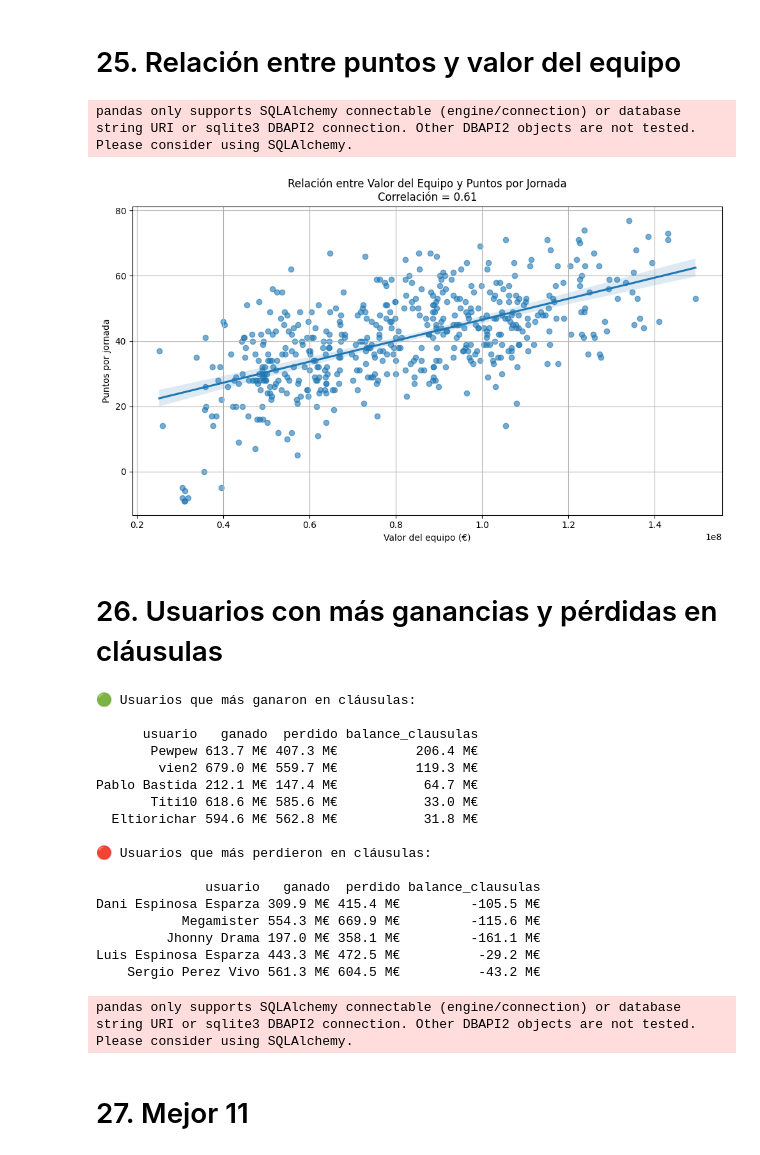
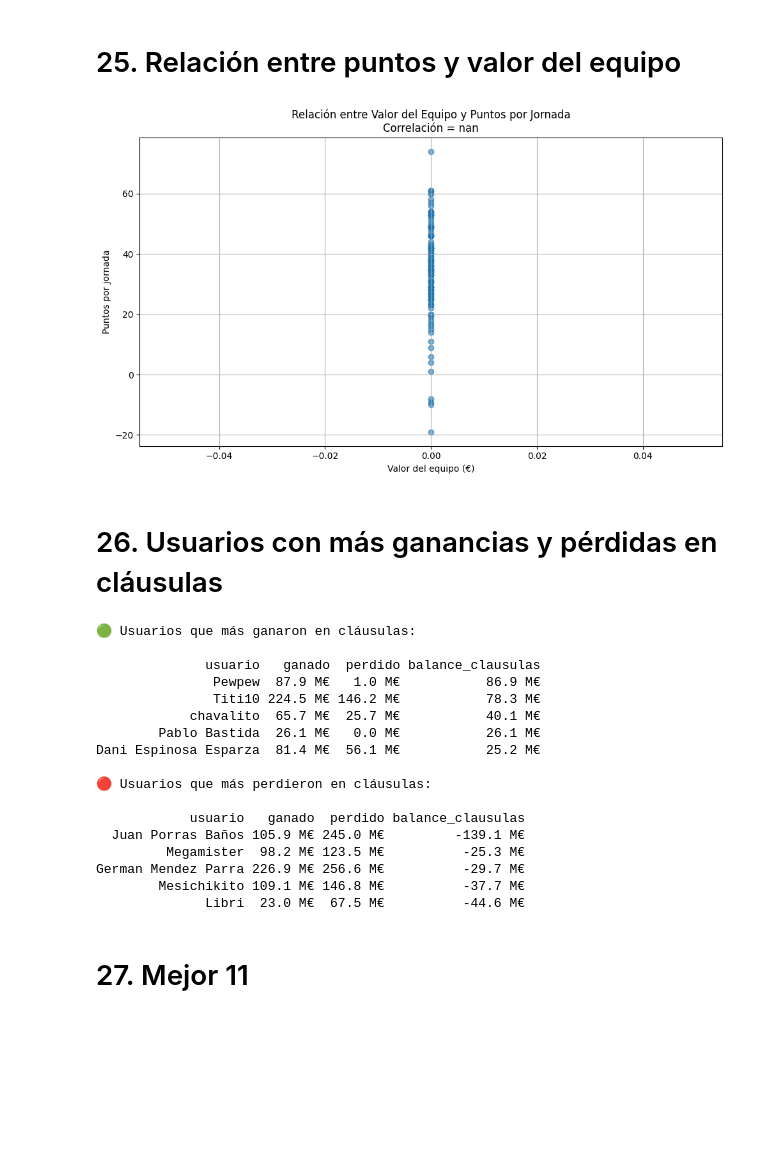
Before and after one commit to vien2/MisterBot, a Jupyter notebook: Mister/consultas_graficas_2025.ipynb, the cells around one changed output. Drawn from its saved outputs; the diff is of its cells as text; code cells hidden in the pictures; blank space fills up the shorter version.

Commit message:
Obtener datos jugador corregido

```diff
--- a/Mister/consultas_graficas_2025.ipynb
+++ b/Mister/consultas_graficas_2025.ipynb
@@ -840,9 +805,9 @@ with conexion_db() as conn:
             g.propietario,
             AVG(j.puntuacion) AS media_puntos,
             COUNT(*) AS partidos
-        FROM dbo.v_datos_jornadas j
-        JOIN dbo.v_datos_jugador g ON j.id_jugador = g.id_jugador
-        WHERE j.temporada = '24/25' AND j.puntuacion IS NOT NULL
+        FROM chavalitos.v_datos_jornadas j
+        JOIN chavalitos.v_datos_jugador g ON j.id_jugador = g.id_jugador
+        WHERE j.temporada = '25/26' AND j.puntuacion IS NOT NULL
         GROUP BY j.id_jugador, j.nombre, j.apellido, g.propietario
         HAVING COUNT(*) >= 5
         ORDER BY media_puntos DESC
@@ -877,8 +841,8 @@ pandas only supports SQLAlchemy connectable (engine/connection) or database stri
 with conexion_db() as conn:
     query = """
         SELECT nombre, apellido, jornada, puntuacion
-        FROM dbo.v_datos_jornadas
-        WHERE temporada = '24/25'
+        FROM chavalitos.v_datos_jornadas
+        WHERE temporada = '25/26'
         and sancionolesion not in ('No jugó la jornada', 'No convocado')
     """
     df = pd.read_sql(query, conn)
@@ -907,8 +870,8 @@ pandas only supports SQLAlchemy connectable (engine/connection) or database stri
 with conexion_db() as conn:
     query = """
         SELECT id_jugador, nombre, COUNT(*) as veces_en_once
-        FROM dbo.v_best_xi_jornadas
-        WHERE temporada = '24/25'
+        FROM chavalitos.v_best_xi_jornadas
+        WHERE temporada = '25/26'
         GROUP BY id_jugador, nombre
         ORDER BY veces_en_once DESC
         LIMIT 10
@@ -1080,8 +1042,8 @@ Glyph 128184 (\N{MONEY WITH WINGS}) missing from current font.
 with conexion_db() as conn:
     query = """
         SELECT usuario, COUNT(*) AS veces_primero
-        FROM dbo.v_clasificacion_jornada
-        WHERE temporada = '24/25' AND posicion = 1
+        FROM chavalitos.v_clasificacion_jornada
+        WHERE temporada = '25/26' AND posicion = 1
         GROUP BY usuario
         ORDER BY veces_primero DESC
     """
@@ -1174,30 +1131,29 @@ Pablo Bastida       34      -9
 # %%
 with conexion_db() as conn:
     query = """
         SELECT usuario, puntos, valor_equipo
-        FROM dbo.v_clasificacion_jornada
-        WHERE temporada = '24/25'
+        FROM chavalitos.v_clasificacion_jornada
+        WHERE temporada = '25/26'
     """
     df = pd.read_sql(query, conn)
 
 # Asegurar tipos correctos
 df['valor_equipo'] = df['valor_equipo'].astype(float)
 
 # Calcular correlación
 correlacion = df['puntos'].corr(df['valor_equipo'])
 
 # Scatter plot
 plt.figure(figsize=(10, 6))
 sns.regplot(data=df, x="valor_equipo", y="puntos", scatter_kws={'alpha': 0.6})
 plt.title(f"Relación entre Valor del Equipo y Puntos por Jornada\nCorrelación = {correlacion:.2f}")
 plt.xlabel("Valor del equipo (€)")
 plt.ylabel("Puntos por jornada")
 plt.grid(True)
 plt.tight_layout()
 plt.show()
 # %% [output]
-pandas only supports SQLAlchemy connectable (engine/connection) or database string URI or sqlite3 DBAPI2 connection. Other DBAPI2 objects are not tested. Please consider using SQLAlchemy.
-[figure, old version]
+[figure, new version]
 # %% [markdown]
 # 26. Usuarios con más ganancias y pérdidas en cláusulas
 # %%
@@ -1207,9 +1163,9 @@ def formatear_millones(valor):
 with conexion_db() as conn:
     query = """
         SELECT tipo_operacion, usuario_origen, usuario_destino, precio
-        FROM dbo.v_transferencias
+        FROM chavalitos.v_transferencias
         WHERE tipo_operacion = 'Cláusula'
-          AND fecha_transferencia BETWEEN '2024-08-15' AND '2025-06-30'
+          AND temporada = '25/26'
     """
     df = pd.read_sql(query, conn)
 
@@ -1241,22 +1197,21 @@ print(balance_final.tail(5).sort_values(by='balance_clausulas').to_string(index=
 # %% [output]
 🟢 Usuarios que más ganaron en cláusulas:
 
-      usuario   ganado  perdido balance_clausulas
-       Pewpew 613.7 M€ 407.3 M€          206.4 M€
-        vien2 679.0 M€ 559.7 M€          119.3 M€
-Pablo Bastida 212.1 M€ 147.4 M€           64.7 M€
-       Titi10 618.6 M€ 585.6 M€           33.0 M€
-  Eltiorichar 594.6 M€ 562.8 M€           31.8 M€
+              usuario   ganado  perdido balance_clausulas
+               Pewpew  87.9 M€   1.0 M€           86.9 M€
+               Titi10 224.5 M€ 146.2 M€           78.3 M€
+            chavalito  65.7 M€  25.7 M€           40.1 M€
+        Pablo Bastida  26.1 M€   0.0 M€           26.1 M€
+Dani Espinosa Esparza  81.4 M€  56.1 M€           25.2 M€
 
 🔴 Usuarios que más perdieron en cláusulas:
 
-              usuario   ganado  perdido balance_clausulas
-Dani Espinosa Esparza 309.9 M€ 415.4 M€         -105.5 M€
-           Megamister 554.3 M€ 669.9 M€         -115.6 M€
-         Jhonny Drama 197.0 M€ 358.1 M€         -161.1 M€
-Luis Espinosa Esparza 443.3 M€ 472.5 M€          -29.2 M€
-    Sergio Perez Vivo 561.3 M€ 604.5 M€          -43.2 M€
+            usuario   ganado  perdido balance_clausulas
+  Juan Porras Baños 105.9 M€ 245.0 M€         -139.1 M€
+         Megamister  98.2 M€ 123.5 M€          -25.3 M€
+German Mendez Parra 226.9 M€ 256.6 M€          -29.7 M€
+        Mesichikito 109.1 M€ 146.8 M€          -37.7 M€
+              Libri  23.0 M€  67.5 M€          -44.6 M€
-pandas only supports SQLAlchemy connectable (engine/connection) or database string URI or sqlite3 DBAPI2 connection. Other DBAPI2 objects are not tested. Please consider using SQLAlchemy.
 # %% [markdown]
 # 27. Mejor 11
 # %%
```
Also changed, not shown: parts of 28 cells of this notebook, 1 other file.
